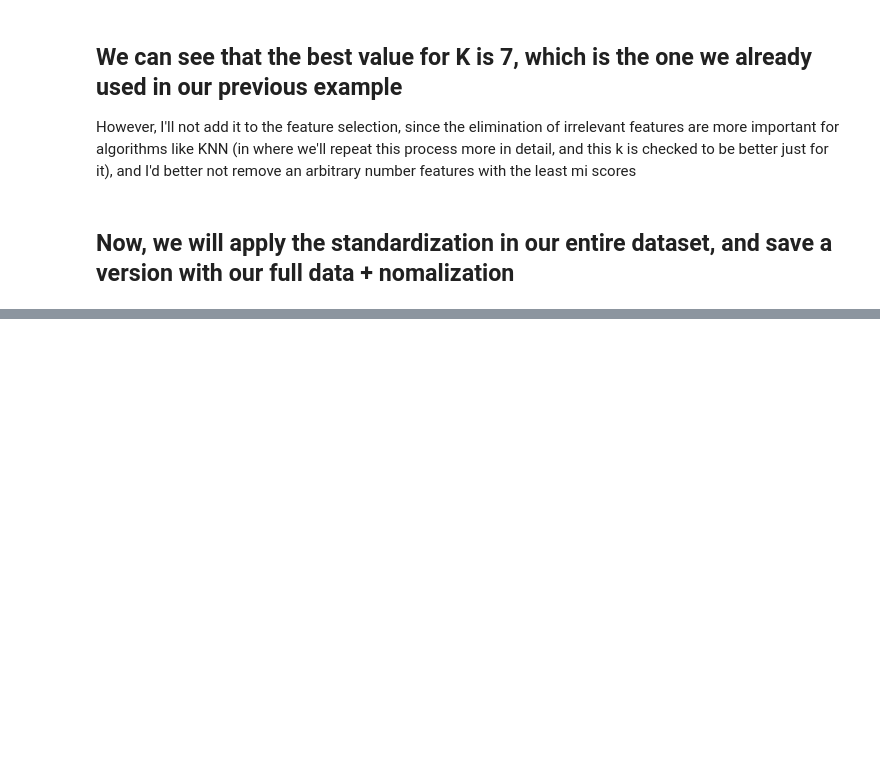
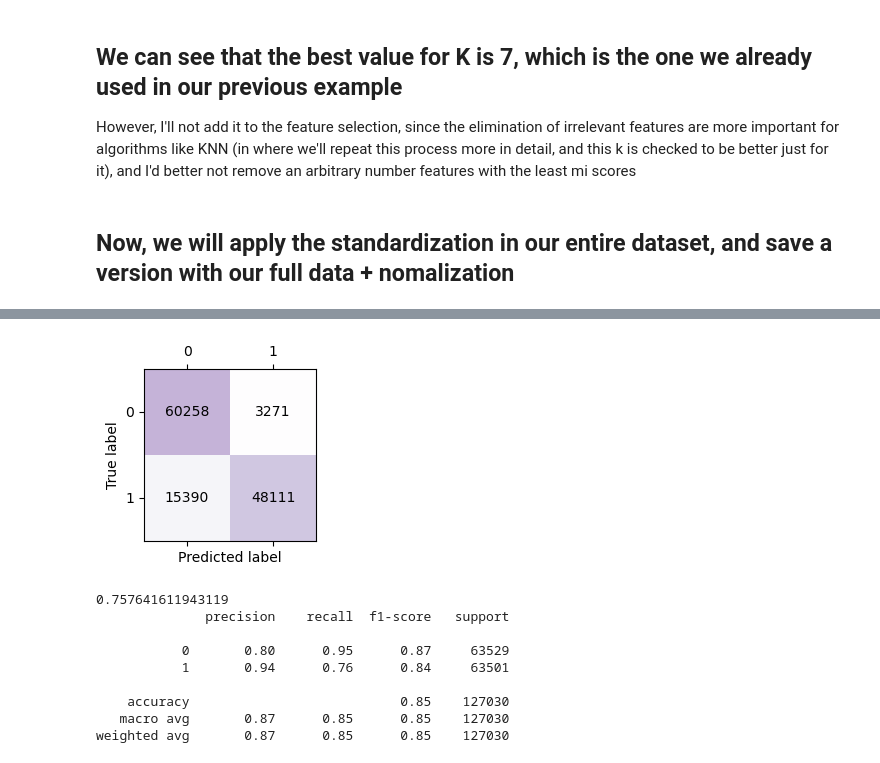
Before and after one commit to alexlafuente/heart_attack_prediction_md, a Jupyter notebook: Preprocessing(balancing_preparation_feature_selection).ipynb, the cells around one changed output, grey strips where cells are left out. Drawn from its saved outputs; the diff is of its cells as text; code cells hidden in the pictures; blank space fills up the shorter version.

```diff
--- a/Preprocessing(balancing_preparation_feature_selection).ipynb
+++ b/Preprocessing(balancing_preparation_feature_selection).ipynb
@@ -420,2 +438,17 @@ full_data_balanced_normalized
+# %%
+y_pred_cv = cross_val_predict(nb.KNeighborsClassifier(), X_balanced, y_balanced, cv=cv)
+
+plot_cmatrix(y_balanced, y_pred_cv)
+# %% [output]
+[figure, added]
+0.757641611943119
+              precision    recall  f1-score   support
+
+           0       0.80      0.95      0.87     63529
+           1       0.94      0.76      0.84     63501
+
+    accuracy                           0.85    127030
+   macro avg       0.87      0.85      0.85    127030
+weighted avg       0.87      0.85      0.85    127030
 # %%
 full_data_balanced_normalized.to_csv("data_balanced_normalized.csv", index=False)
```
Also changed, not shown: parts of 19 cells of this notebook.
